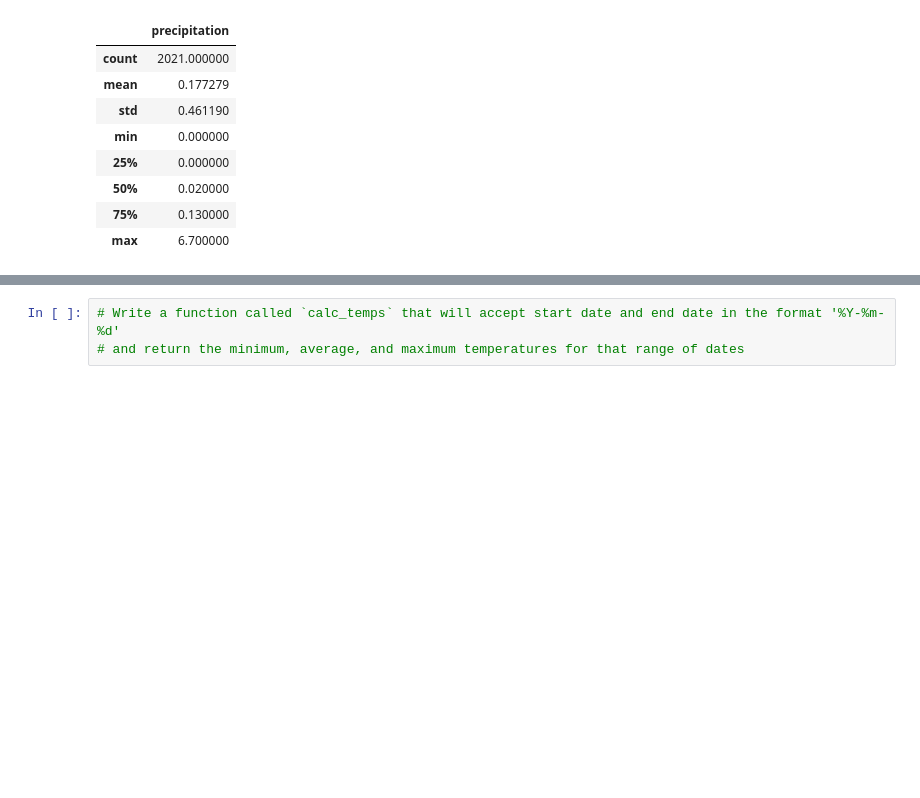
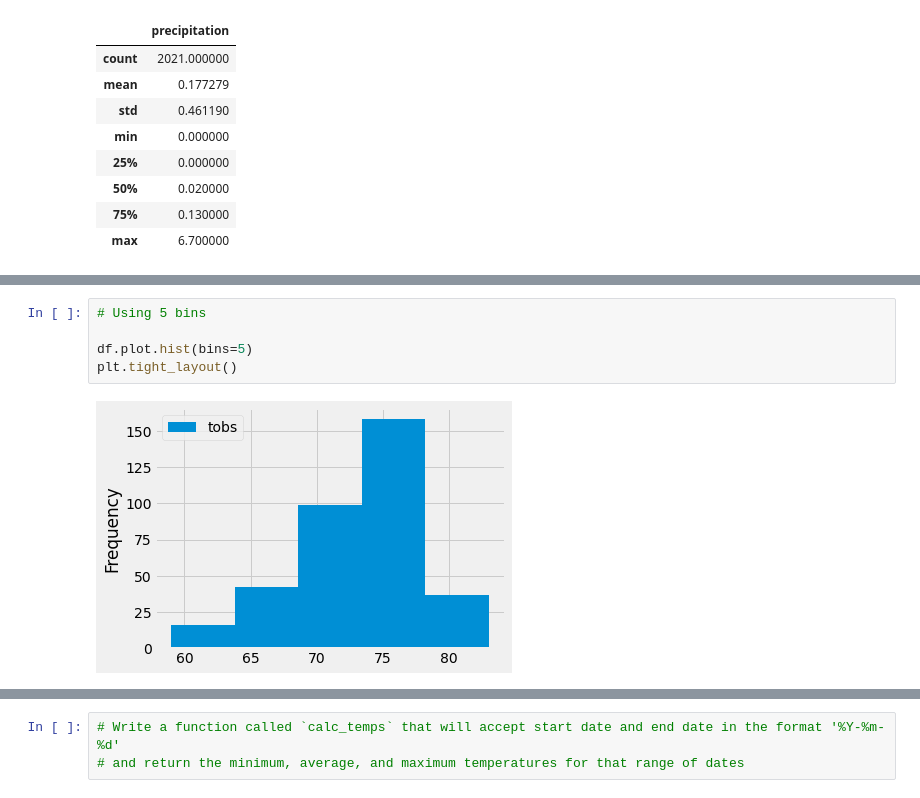
Before and after one commit to geforcerafa/surfs_up, a Jupyter notebook: climate_analysis.ipynb, the cells around one changed output, grey strips where cells are left out. Saved outputs shown, nothing was run; the diff lists cells and outputs as text; blank space fills up the shorter version.

```diff
--- a/climate_analysis.ipynb
+++ b/climate_analysis.ipynb
@@ -206,0 +269,7 @@ df.describe()
+# %%
+# Using 5 bins
+
+df.plot.hist(bins=5)
+plt.tight_layout()
+# %% [output]
+[figure, added]
```
Also changed, not shown: parts of 7 cells of this notebook.
